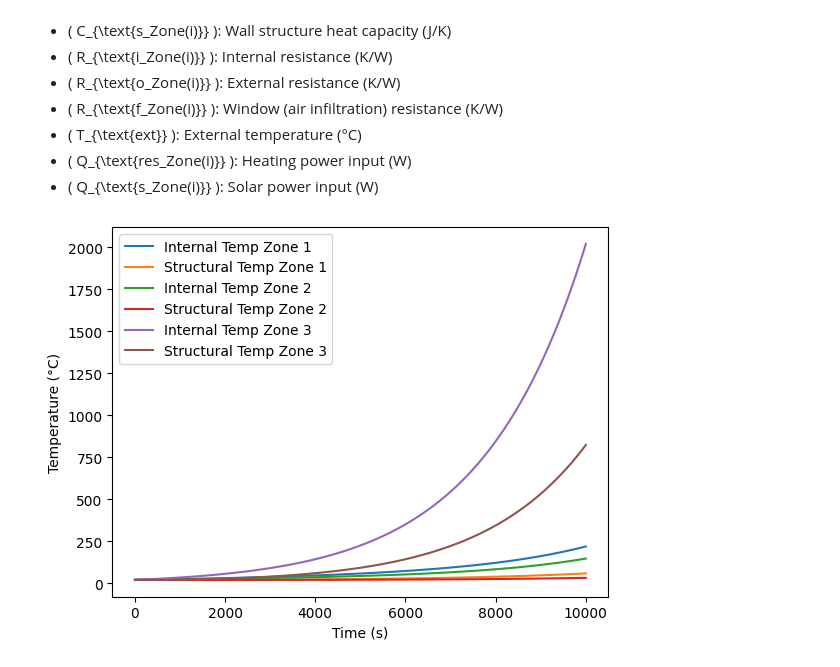
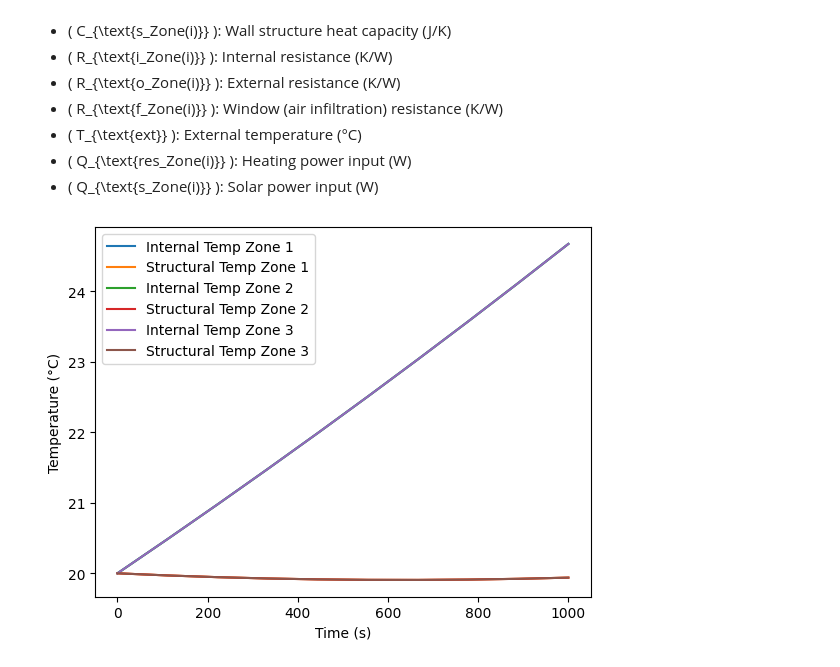
Before and after one commit to Timo-they/NN-Hybrid-Model-Thermal, a Jupyter notebook: 2nd model.ipynb, the cells around one changed output. Cells and saved outputs as stored; diff of their text form; code cells hidden in the pictures.

```diff
--- a/2nd model.ipynb
+++ b/2nd model.ipynb
@@ -67,39 +67,39 @@ def thermal_model(T, t, params):
 num_zones = 3
 
 # Time points
-t = np.linspace(0, 10000, 100)
+t = np.linspace(0, 1000, 10)
 
 # Initial conditions: [T_int_Zone1, T_s_Zone1, T_int_Zone2, T_s_Zone2, ..., T_int_ZoneN, T_s_ZoneN]
 T0 = [20, 20] * num_zones  # Initial temperatures (20°C for internal and structural for each zone)
 
 # Parameters for each zone: lists with length equal to num_zones
-C_res = [1e6, 1.2e6, 0.8e6]  # Capacitance of the air in each zone
+C_res = [1e6] * num_zones  # Capacitance of the air in each zone
 C_s = [1e6] * num_zones  # Capacitance of the structure in each zone
-R_i = [0.01, 0.02, 0.003] # Internal thermal resistance for each zone
+R_i = [0.01] * num_zones  # Internal thermal resistance for each zone
 R_o = [0.02] * num_zones  # External thermal resistance for each zone
 R_f = [0.03] * num_zones  # Air infiltration resistance for each zone
 T_ext = [10] * num_zones  # External temperature for each zone
 Q_res = [1000] * num_zones  # Heating power input for each zone
 Q_s = [200] * num_zones  # Solar flux input for each zone
 
 # Resistance between zones: R_zone[i,j] is the thermal resistance between zone i and zone j
 R_zone = np.ones((num_zones, num_zones)) * 0.05
 np.fill_diagonal(R_zone, np.inf)  # Set the diagonal to infinity (no self-interaction)
 
 # Combine parameters
 params = (C_res, C_s, R_i, R_o, R_f, T_ext, Q_res, Q_s, R_zone)
 
 # Solve the ODEs
 sol = odeint(thermal_model, T0, t, args=(params,))
 
 # Plot the results
 for i in range(num_zones):
     plt.plot(t, sol[:, 2 * i], label=f'Internal Temp Zone {i+1}')
     plt.plot(t, sol[:, 2 * i + 1], label=f'Structural Temp Zone {i+1}')
 
 plt.xlabel('Time (s)')
 plt.ylabel('Temperature (°C)')
 plt.legend()
 plt.show()
 # %% [output]
-[figure, old version]
+[figure, new version]
```
